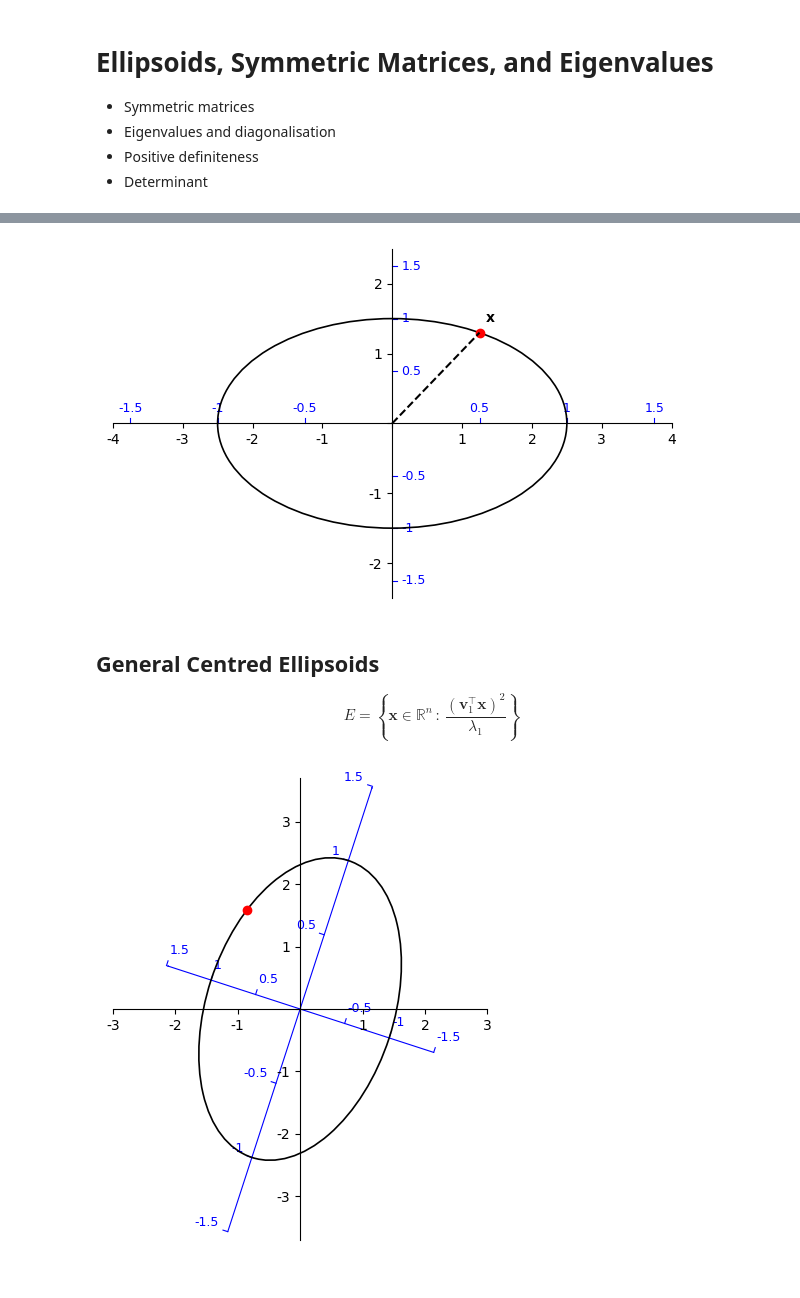
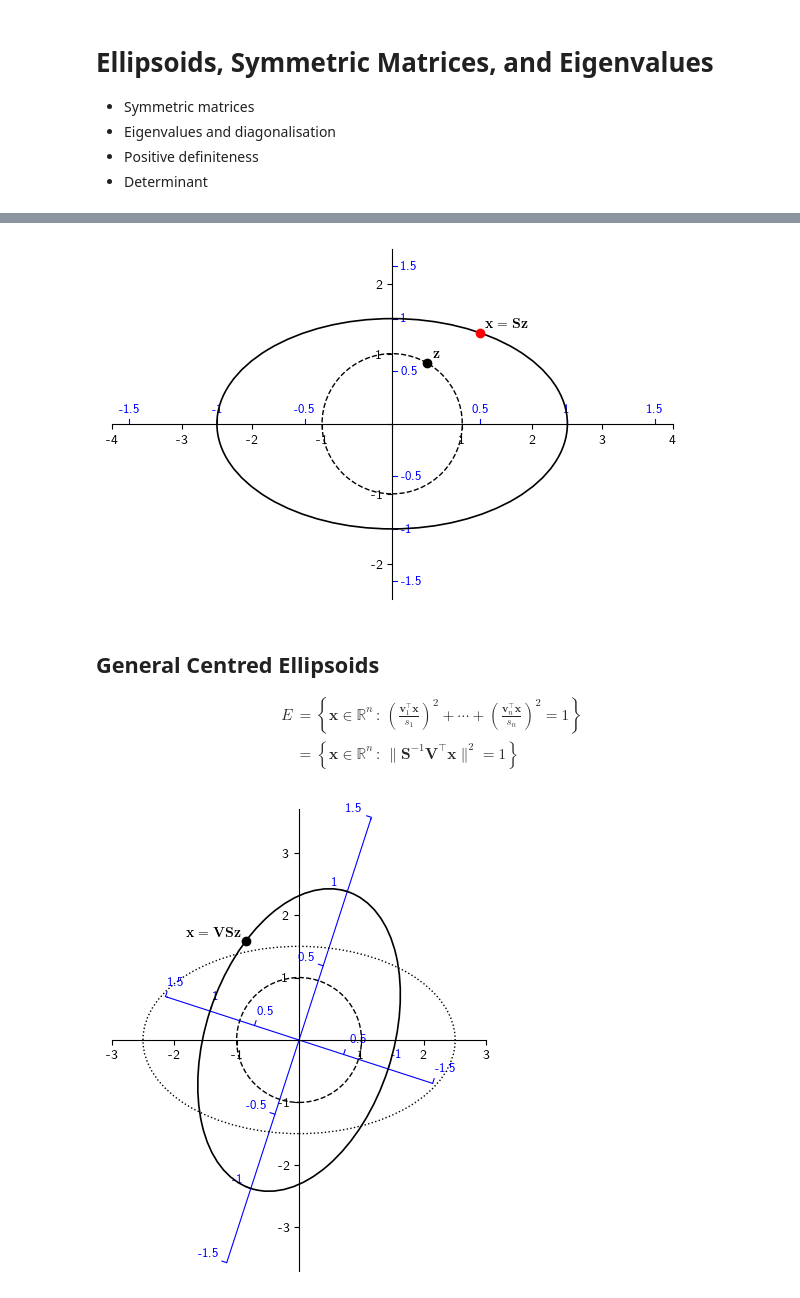
Before and after one commit to marioboley/Uni-Haifa-214.4312-Code, a Jupyter notebook: B3_eigenvalues_ellipses.ipynb, the cells around one changed output, grey strips where cells are left out. Drawn from its saved outputs; the diff is of its cells as text; code cells hidden in the pictures.

```diff
--- a/B3_eigenvalues_ellipses.ipynb
+++ b/B3_eigenvalues_ellipses.ipynb
@@ -26,22 +26,16 @@ $$
 import numpy as np
 from matplotlib.patches import Circle
 import matplotlib.pyplot as plt
-# from plotting import centre_spines, superimpose_axis
-import plotting
+from plotting import centre_spines, superimpose_axis
 
 fig, ax = plt.subplots(figsize=(6, 6))
 s = 2.5
-circle = Circle(xy=(0, 0), radius=s, edgecolor='black', linewidth=1.2, fill=False)
-ax.add_patch(circle)
-phi = np.pi/3
-x = np.array([s*np.cos(phi), s*np.sin(phi)])
-ax.plot([0, x[0]], [0, x[1]], linestyle='--', c='k')
-ax.scatter(s*np.cos(phi), s*np.sin(phi), c='red')
-ax.centre_spines()
+ax.add_patch(Circle(xy=(0, 0), radius=s, edgecolor='black', linewidth=1.2, fill=False))
+centre_spines(ax)
 ax.set_xlim(-4, 4)
 ax.set_ylim(-4, 4)
 ax.set_aspect('equal')
 for axis, side in (['x', 'y'], ['positive', 'negative']):
-    ax.superimpose_axis([-1.5*s, -1.0*s, -.5*s, .5*s, 1.0*s, 1.5*s], [-1.5, -1, -.5, .5, 1, 1.5], axis=axis, color='blue', fontsize=9)
+    superimpose_axis(ax, [-1.5*s, -1.0*s, -.5*s, .5*s, 1.0*s, 1.5*s], [-1.5, -1, -.5, .5, 1, 1.5], axis=axis, color='blue', fontsize=9)
 plt.show()
 # %% [output]
@@ -61,53 +97,60 @@ a1, a2 = 2.5, 1.5
 fig, ax = plt.subplots(figsize=(6, 6))
 e = Ellipse((0, 0), 2*a1, 2*a2, fill=False, linewidth=1.2)
 ax.add_patch(e)
+ax.add_patch(Circle((0, 0), 1, linestyle='--', fill=False))
 phi = np.pi/3
 x = np.array([a1*np.cos(phi), a2*np.sin(phi)])
 ax.scatter(x[0], x[1], c='red')
-ax.plot([0, x[0]], [0, x[1]], linestyle='--', c='k')
-ax.annotate(r'$\mathbf{x}$', x, textcoords='offset points', xytext=( 4, 8))
-ax.centre_spines()
+ax.scatter(z[0], z[1], c='black')
+# ax.plot([0, x[0]], [0, x[1]], linestyle='--', c='k')
+ax.annotate(r'$\mathbf{x}=\mathbf S \mathbf z$', x, textcoords='offset points', xytext=( 4, 4))
+ax.annotate(r'$\mathbf{z}$', z, textcoords='offset points', xytext=( 4, 4))
+centre_spines(ax)
 ax.set_aspect('equal')
 ax.set_xlim(-4, 4)
 ax.set_ylim(-2.5, 2.5)
 for axis, s in zip(['x', 'y'], [a1, a2]):
-    ax.superimpose_axis([-1.5*s, -1.0*s, -.5*s, .5*s, 1.0*s, 1.5*s], [-1.5, -1, -.5, .5, 1, 1.5], color='blue', axis=axis)
-    # ax.add_artist(SuperimposedAxis([-1.5*s, -1.0*s, -.5*s, .5*s, 1.0*s, 1.5*s], [-1.5, -1, -.5, .5, 1, 1.5], color='blue', axis=axis))
-    # superimpose_axis(ax, [-1.5*s, -1.0*s, -.5*s, .5*s, 1.0*s, 1.5*s], [-1.5, -1, -.5, .5, 1, 1.5], axis=axis, color='blue', fontsize=9)
+    superimpose_axis(ax, [-1.5*s, -1.0*s, -.5*s, .5*s, 1.0*s, 1.5*s], [-1.5, -1, -.5, .5, 1, 1.5], color='blue', axis=axis)
 
 plt.tight_layout()
 plt.show()
 # %% [output]
-[figure, old version]
+[figure, new version]
 # %% [markdown]
 ## General Centred Ellipsoids
 
 $$
-E = \left\{\mathbf{x} \in \mathbb{R}^n \, : \, \frac{(\mathbf{v}_1^\top\mathbf{x})^2}{\lambda_1}\right\}
+\begin{aligned}
+E &= \left\{\mathbf{x} \in \mathbb{R}^n \, : \, \left( \frac{\mathbf{v}_1^\top\mathbf{x}}{s_1}\right)^2 + \cdots + \left( \frac{\mathbf{v}_n^\top\mathbf{x}}{s_n}\right)^2 = 1\right \}\\
+  &= \left\{\mathbf{x} \in \mathbb{R}^n \, : \, \|\mathbf{S}^{-1}\mathbf{V}^\top\mathbf{x}\|^2=1 \right\}
+\end{aligned}
 $$
 # %%
 fig, ax = plt.subplots(figsize=(6,6))
+
+ax.add_patch(Circle((0, 0), 1, fill=False, linewidth=1, linestyle='--'))
+ax.add_patch(Ellipse((0, 0), 2*a1, 2*a2, fill=False, linewidth=1, linestyle=':'))
 tau = np.pi/2.5
 e = Ellipse((0, 0), 2*a1, 2*a2, fill=False, linewidth=1.2, angle=360/(2*np.pi)*tau)
 # c = Circle((0, 0), 1, linestyle='--', fill=False)
 # ax.add_patch(c)
 ax.add_patch(e)
 x = np.array([np.cos(phi), np.sin(phi)])
 # ax.scatter(x[0], x[1], c='blue')
 _x = x * [a1, a2]
 # ax.scatter(_x[0], _x[1], c='yellow')
-_x = np.array([[np.cos(tau), np.cos(tau+np.pi/2)],
-               [np.sin(tau), np.sin(tau+np.pi/2)]]) @ _x
-ax.scatter(_x[0], _x[1], c='red')
-ax.centre_spines()
+v = np.array([[np.cos(tau), np.cos(tau+np.pi/2)],
+               [np.sin(tau), np.sin(tau+np.pi/2)]])
+z = v @ _x
+ax.scatter(z[0], z[1], c='black')
+ax.annotate(r'$\mathbf x=\mathbf V \mathbf S\mathbf z$', z, xytext=(-43, 3), textcoords='offset points')
+centre_spines(ax)
 ax.set_aspect('equal')
 ax.set_xlim(-3, 3)
 ax.set_ylim(-3.7, 3.7)
 for axis, s in zip(['x', 'y'], [a1, a2]):
-    ax.superimpose_axis([-1.5*s, -1.0*s, -.5*s, .5*s, 1.0*s, 1.5*s], [-1.5, -1, -.5, .5, 1, 1.5], color='blue', axis=axis, rotation=tau, limits=(-1.5*s, 1.5*s))
-    # ax.add_artist(SuperimposedAxis(ax.transData, [-1.5*s, -1.0*s, -.5*s, .5*s, 1.0*s, 1.5*s], [-1.5, -1, -.5, .5, 1, 1.5], color='blue', axis=axis, rotation=tau, limits=(-1.5*s, 1.5*s)))
-    # superimpose_axis(ax, [-1.5*s, -1*s, -0.5*s, 0.5*s, 1*s, 1.5*s], [-1.5, -1, -0.5, 0.5, 1, 1.5], axis=axis, rotation=tau, limits=(-1.5*s, 1.5*s), color='blue')
+    superimpose_axis(ax, [-1.5*s, -1.0*s, -.5*s, .5*s, 1.0*s, 1.5*s], [-1.5, -1, -.5, .5, 1, 1.5], color='blue', axis=axis, rotation=tau, limits=(-1.5*s, 1.5*s))
 
 plt.show()
 # %% [output]
-[figure, old version]
+[figure, new version]
```
Also changed, not shown: parts of 14 cells of this notebook, 9 other files.
